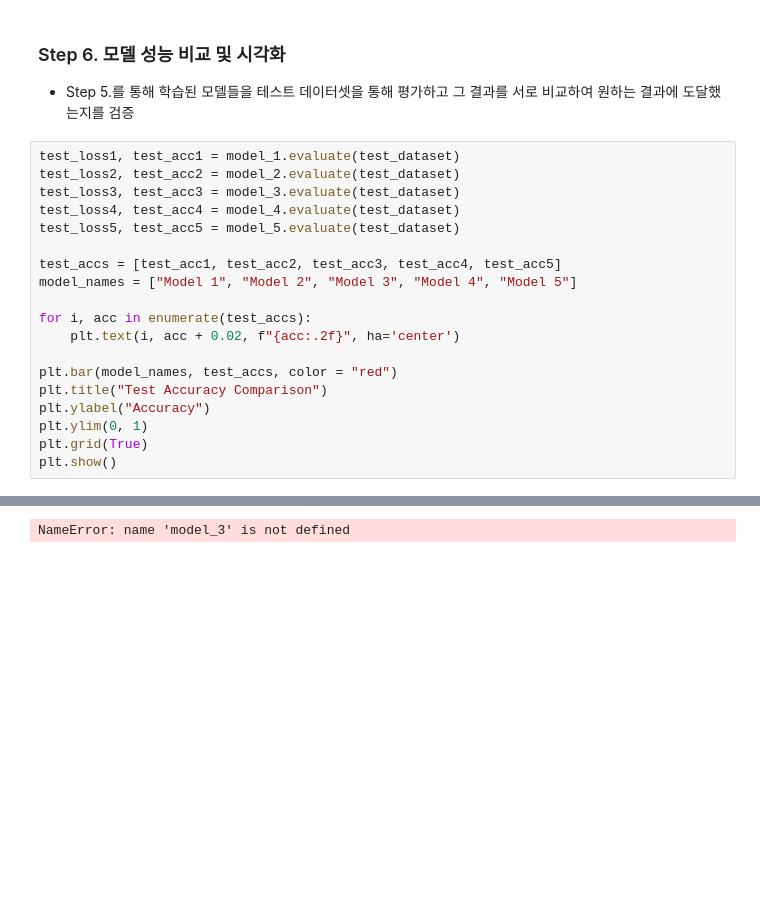
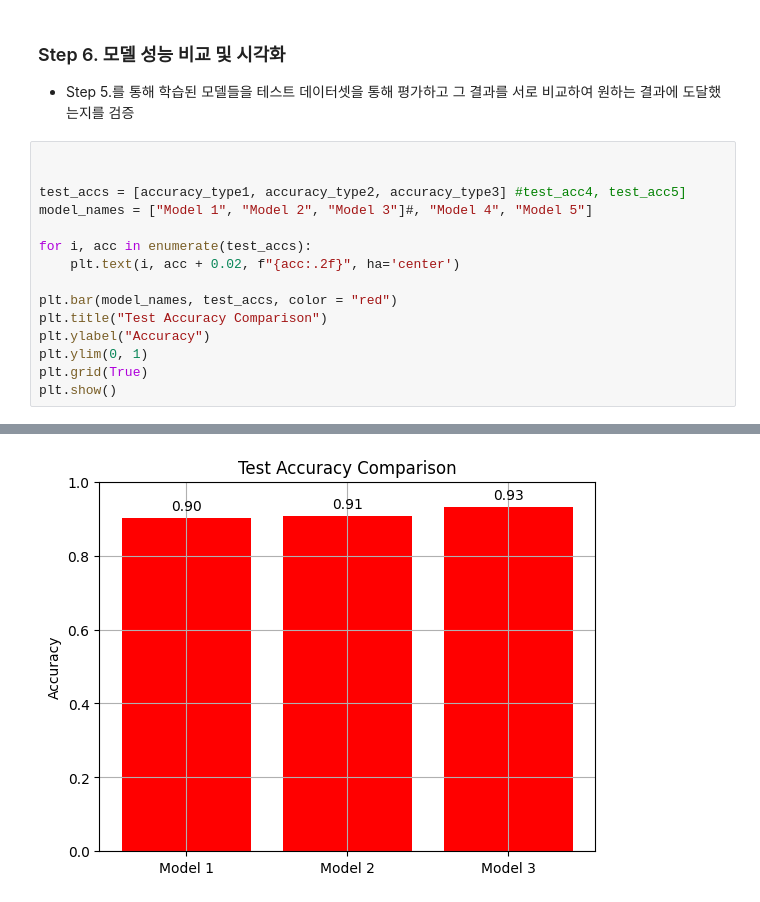
Before and after one commit to jsh0725/PCB_Classification, a Jupyter notebook: Binary_classification.ipynb, the cells around one changed output, grey strips where cells are left out. Saved outputs shown, nothing was run; the diff lists cells and outputs as text; blank space fills up the shorter version.

```diff
--- a/Binary_classification.ipynb
+++ b/Binary_classification.ipynb
@@ -467,14 +476,10 @@ plt.show()
 ### Step 6. 모델 성능 비교 및 시각화
 * Step 5.를 통해 학습된 모델들을 테스트 데이터셋을 통해 평가하고 그 결과를 서로 비교하여 원하는 결과에 도달했는지를 검증
 # %%
-test_loss1, test_acc1 = model_1.evaluate(test_dataset)
-test_loss2, test_acc2 = model_2.evaluate(test_dataset)
-test_loss3, test_acc3 = model_3.evaluate(test_dataset)
-test_loss4, test_acc4 = model_4.evaluate(test_dataset)
-test_loss5, test_acc5 = model_5.evaluate(test_dataset)
 
-test_accs = [test_acc1, test_acc2, test_acc3, test_acc4, test_acc5]
-model_names = ["Model 1", "Model 2", "Model 3", "Model 4", "Model 5"]
+
+test_accs = [accuracy_type1, accuracy_type2, accuracy_type3] #test_acc4, test_acc5]
+model_names = ["Model 1", "Model 2", "Model 3"]#, "Model 4", "Model 5"]
 
 for i, acc in enumerate(test_accs):
     plt.text(i, acc + 0.02, f"{acc:.2f}", ha='center')
@@ -491 +494 @@ plt.show()
-NameError: name 'model_3' is not defined
+[figure, added]
```
Also changed, not shown: parts of 7 cells of this notebook.
